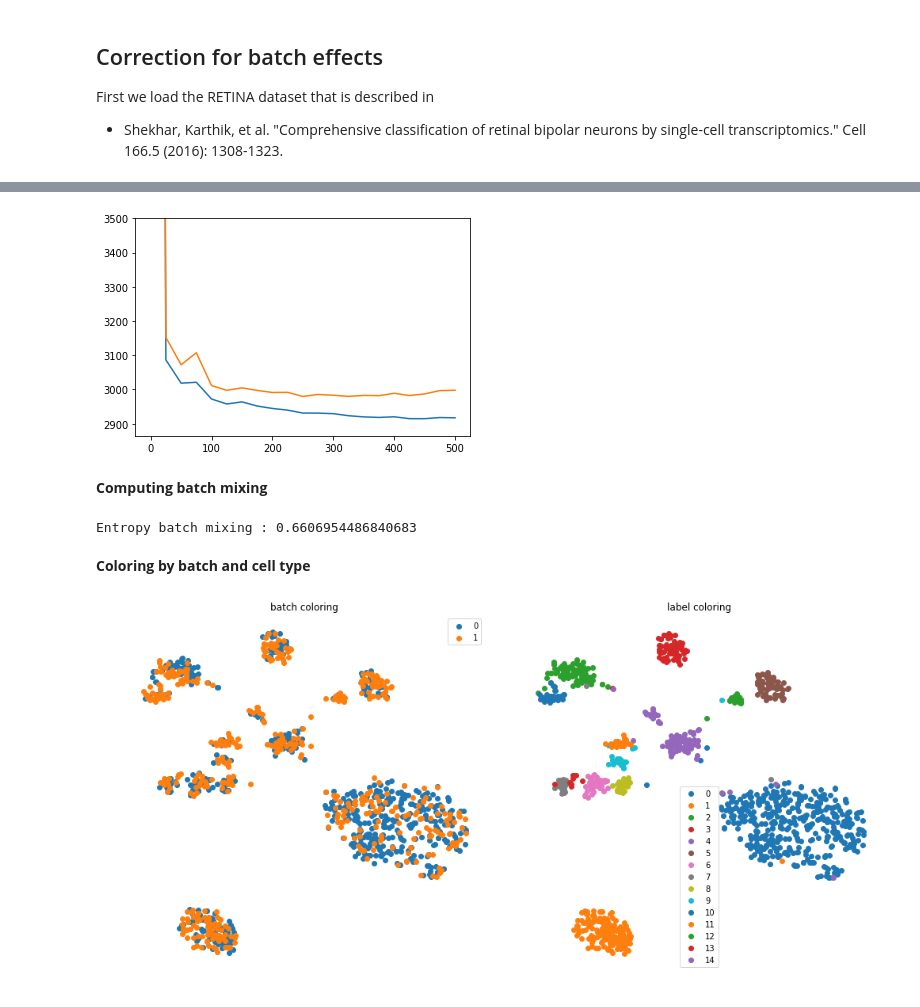
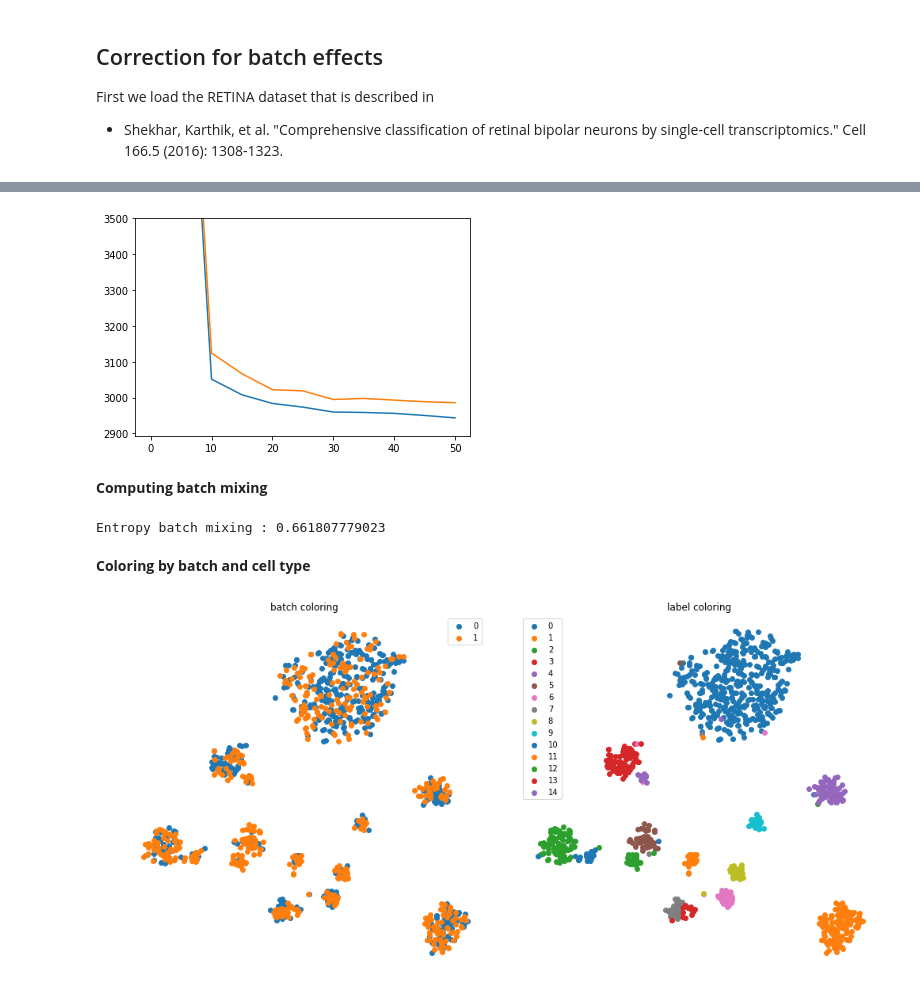
Before and after one commit to gabmis/scVI, a Jupyter notebook: docs/notebooks/basic_tutorial.ipynb, the cells around one changed output, grey strips where cells are left out. Drawn from its saved outputs; the diff is of its cells as text; code cells hidden in the pictures.

```diff
--- a/docs/notebooks/basic_tutorial.ipynb
+++ b/docs/notebooks/basic_tutorial.ipynb
@@ -229,35 +246,34 @@ use_cuda=True
 
 ### Train the model and output model likelihood every 5 epochs
 vae = VAE(gene_dataset.nb_genes, n_batch=gene_dataset.n_batches * use_batches)
-infer = VariationalInference(vae,
-                             gene_dataset,
-                             train_size=0.9,
-                             use_cuda=use_cuda,
-                             frequency=5)
-infer.train(n_epochs=n_epochs, lr=lr)
+trainer = UnsupervisedTrainer(vae,
+                              gene_dataset,
+                              train_size=0.9,
+                              use_cuda=use_cuda,
+                              frequency=5)
+trainer.train(n_epochs=n_epochs, lr=lr)
 # %%
 # Plotting the likelihood change across the 50 epochs of training: blue for training error and orange for testing error.
 
-ll_train = infer.history["ll_train"]
-ll_test = infer.history["ll_test"]
+ll_train = trainer.history["ll_train_set"]
+ll_test = trainer.history["ll_test_set"]
 x = np.linspace(0,50,(len(ll_train)))
 plt.plot(x, ll_train)
 plt.plot(x, ll_test)
 plt.ylim(min(ll_train)-50, 3500)
 plt.show()
 # %% [output]
-[figure, old version]
+[figure, new version]
 # %% [markdown]
 **Computing batch mixing**
 # %%
-print("Entropy batch mixing :", infer.entropy_batch_mixing('sequential'))
+print("Entropy batch mixing :", trainer.train_set.entropy_batch_mixing())
 # %% [output]
-Entropy batch mixing : 0.6606954486840683
+Entropy batch mixing : 0.661807779023
 # %% [markdown]
 **Coloring by batch and cell type**
 # %%
 # obtaining latent space in the same order as the input data
-
-infer.show_t_sne('sequential',n_samples=1000, color_by='batches and labels')
+trainer.train_set.show_t_sne(color_by='batches and labels')
 # %% [output]
-[figure, old version]
+[figure, new version]
```
Also changed, not shown: parts of 18 cells of this notebook, 29 other files.
